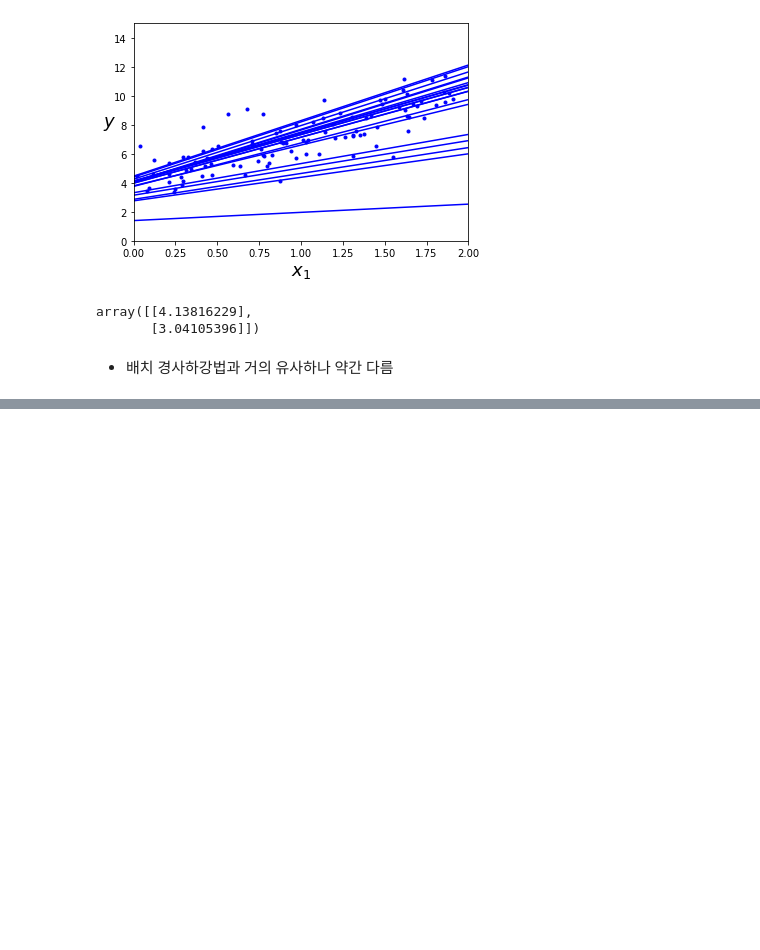
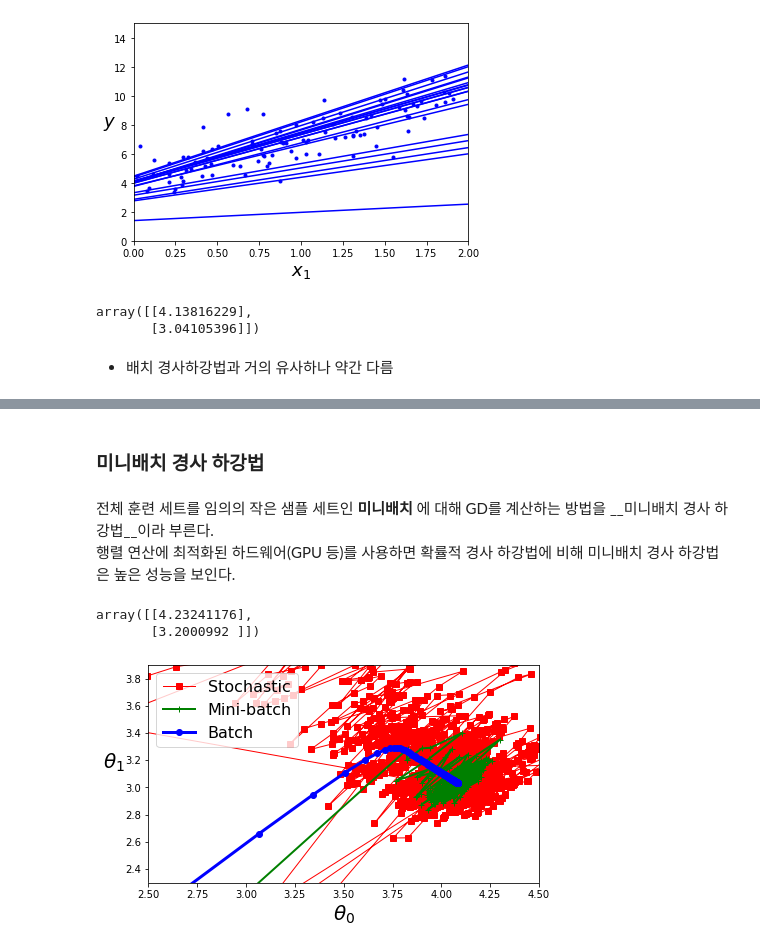
Before and after one commit to geunsu-jo/Hands-On-ML, a Jupyter notebook: textbook_practice/04_training_linear_model.ipynb, the cells around one changed output, grey strips where cells are left out. Cells and saved outputs as stored; diff of their text form; code cells hidden in the pictures; blank space fills up the shorter version.

```diff
--- a/textbook_practice/04_training_linear_model.ipynb
+++ b/textbook_practice/04_training_linear_model.ipynb
@@ -247,0 +267,52 @@ array([[4.13816229],
+# %% [markdown]
+### 미니배치 경사 하강법
+# %% [markdown]
+전체 훈련 세트를 임의의 작은 샘플 세트인 __미니배치__ 에 대해 GD를 계산하는 방법을 __미니배치 경사 하강법__이라 부른다. <br>
+행렬 연산에 최적화된 하드웨어(GPU 등)를 사용하면 확률적 경사 하강법에 비해 미니배치 경사 하강법은 높은 성능을 보인다.
+# %%
+theta_path_mgd = []
+
+n_iterations = 50
+minibatch_size = 20
+
+np.random.seed(42)
+theta = np.random.randn(2,1)  # 랜덤 초기화
+
+t0, t1 = 200, 1000
+def learning_schedule(t):
+    return t0 / (t + t1)
+
+t = 0
+for epoch in range(n_iterations):
+    shuffled_indices = np.random.permutation(m)
+    X_b_shuffled = X_b[shuffled_indices]
+    y_shuffled = y[shuffled_indices]
+    for i in range(0, m, minibatch_size):
+        t += 1
+        xi = X_b_shuffled[i:i+minibatch_size]
+        yi = y_shuffled[i:i+minibatch_size]
+        gradients = 2/minibatch_size * xi.T.dot(xi.dot(theta) - yi)
+        eta = learning_schedule(t)
+        theta = theta - eta * gradients
+        theta_path_mgd.append(theta)
+# %%
+theta
+# %% [output]
+array([[4.23241176],
+       [3.2000992 ]])
+# %%
+theta_path_bgd = np.array(theta_path_bgd)
+theta_path_sgd = np.array(theta_path_sgd)
+theta_path_mgd = np.array(theta_path_mgd)
+# %%
+plt.figure(figsize=(7,4))
+plt.plot(theta_path_sgd[:, 0], theta_path_sgd[:, 1], "r-s", linewidth=1, label="Stochastic")
+plt.plot(theta_path_mgd[:, 0], theta_path_mgd[:, 1], "g-+", linewidth=2, label="Mini-batch")
+plt.plot(theta_path_bgd[:, 0], theta_path_bgd[:, 1], "b-o", linewidth=3, label="Batch")
+plt.legend(loc="upper left", fontsize=16)
+plt.xlabel(r"$\theta_0$", fontsize=20)
+plt.ylabel(r"$\theta_1$   ", fontsize=20, rotation=0)
+plt.axis([2.5, 4.5, 2.3, 3.9])
+plt.show()
+# %% [output]
+[figure, added]
```
Also changed, not shown: parts of 5 cells of this notebook.
